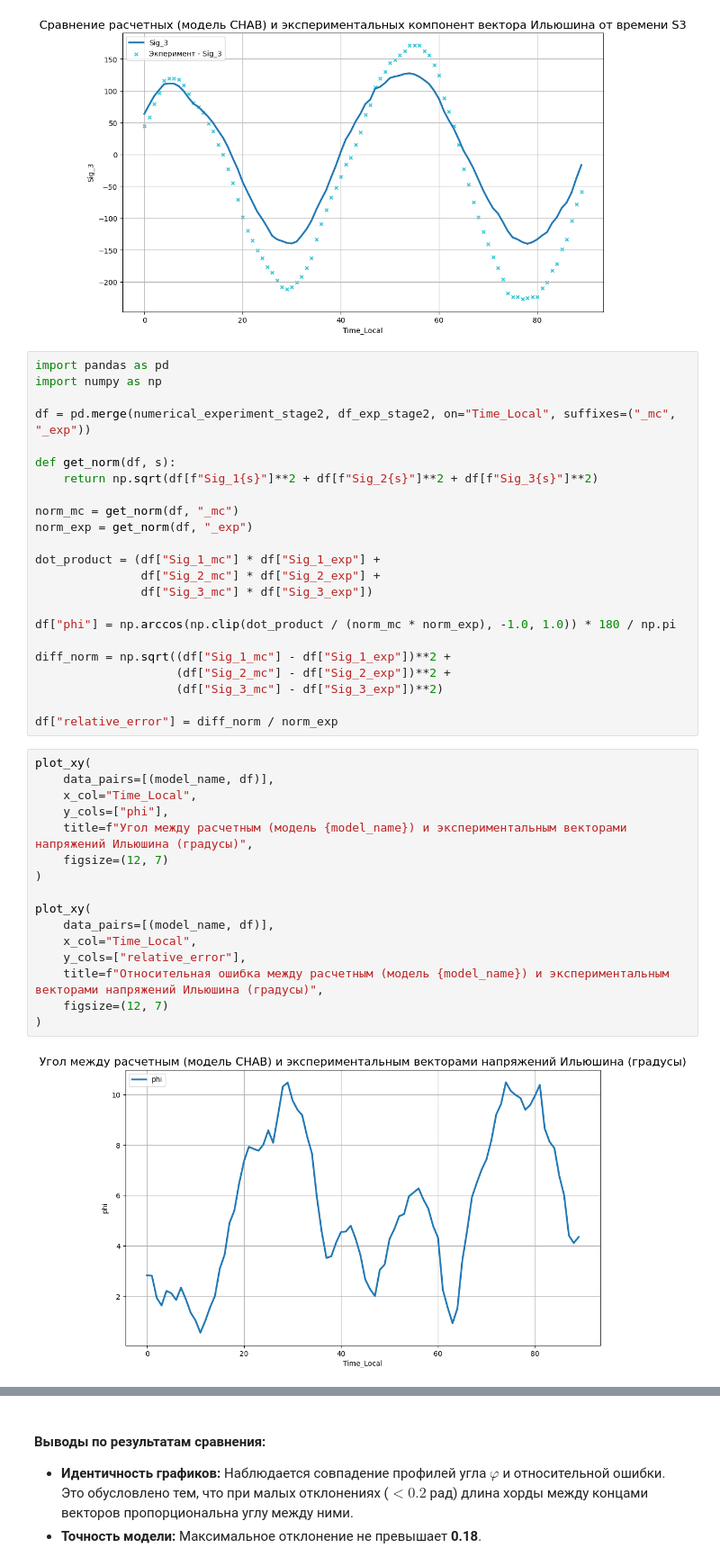
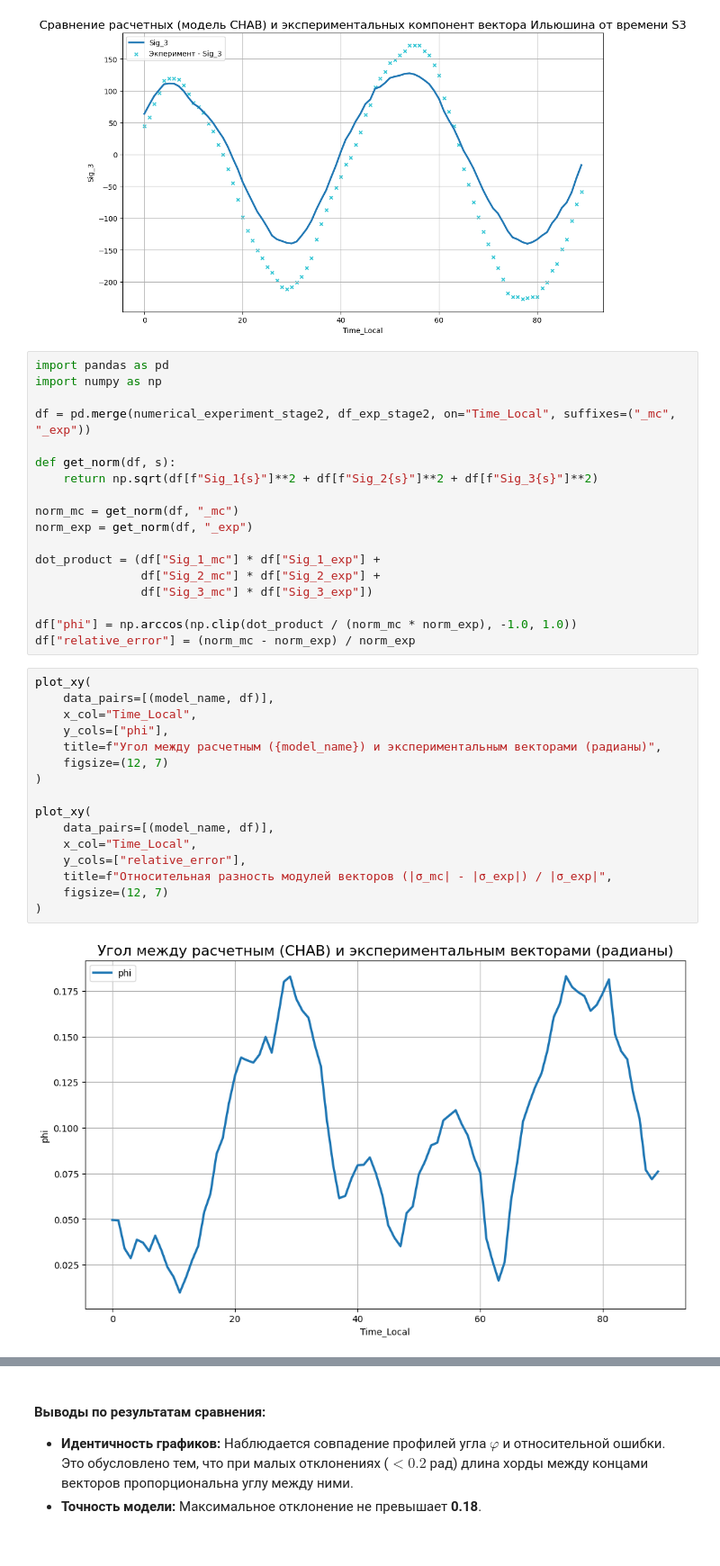
Before and after one commit to ArtemDos/complex_deformations, a Jupyter notebook: P29/experimental_vint/chab.ipynb, the cells around one changed output, grey strips where cells are left out. Shown at 90% size. Saved outputs shown, nothing was run; the diff lists cells and outputs as text.

```diff
--- a/P29/experimental_vint/chab.ipynb
+++ b/P29/experimental_vint/chab.ipynb
@@ -157,28 +157,23 @@ dot_product = (df["Sig_1_mc"] * df["Sig_1_exp"] +
                df["Sig_2_mc"] * df["Sig_2_exp"] +
                df["Sig_3_mc"] * df["Sig_3_exp"])
 
-df["phi"] = np.arccos(np.clip(dot_product / (norm_mc * norm_exp), -1.0, 1.0)) * 180 / np.pi
-
-diff_norm = np.sqrt((df["Sig_1_mc"] - df["Sig_1_exp"])**2 +
-                    (df["Sig_2_mc"] - df["Sig_2_exp"])**2 +
-                    (df["Sig_3_mc"] - df["Sig_3_exp"])**2)
-
-df["relative_error"] = diff_norm / norm_exp
+df["phi"] = np.arccos(np.clip(dot_product / (norm_mc * norm_exp), -1.0, 1.0))
+df["relative_error"] = (norm_mc - norm_exp) / norm_exp
 # %%
 plot_xy(
     data_pairs=[(model_name, df)],
     x_col="Time_Local",
     y_cols=["phi"],
-    title=f"Угол между расчетным (модель {model_name}) и экспериментальным векторами напряжений Ильюшина (градусы)",
+    title=f"Угол между расчетным ({model_name}) и экспериментальным векторами (радианы)",
     figsize=(12, 7)
 )
 
 plot_xy(
     data_pairs=[(model_name, df)],
     x_col="Time_Local",
     y_cols=["relative_error"],
-    title=f"Относительная ошибка между расчетным (модель {model_name}) и экспериментальным векторами напряжений Ильюшина (градусы)",
+    title=f"Относительная разность модулей векторов (|σ_mc| - |σ_exp|) / |σ_exp|",
     figsize=(12, 7)
 )
 # %% [output]
-[figure, old version]
+[figure, new version]
```
Also changed, not shown: parts of 5 cells of this notebook, 10 other files.
